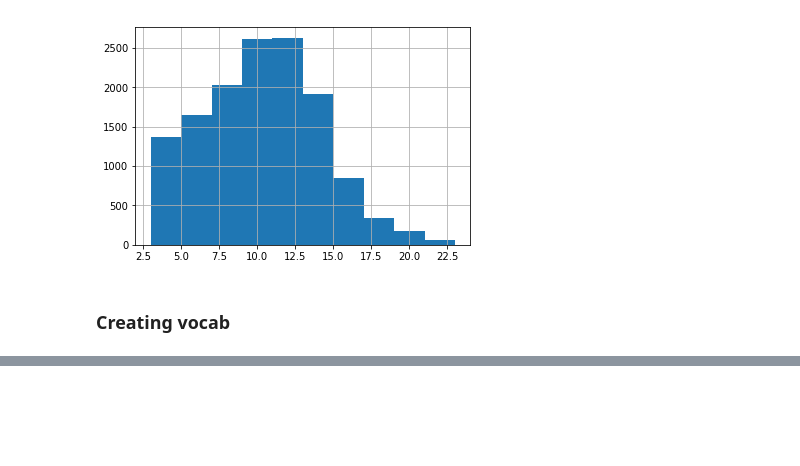
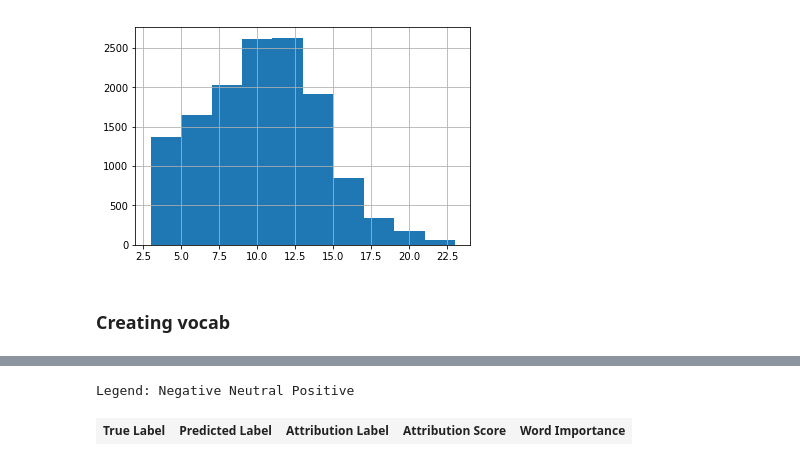
Before and after one commit to alimoezzi/deepLearningRecipes, a Jupyter notebook: pytorch_twitter_sentiment_analysis.ipynb, the cells around one changed output, grey strips where cells are left out. Saved outputs shown, nothing was run; the diff lists cells and outputs as text; code cells hidden in the pictures; blank space fills up the shorter version.

Commit message:
Train the model and visualize using captum

```diff
--- a/pytorch_twitter_sentiment_analysis.ipynb
+++ b/pytorch_twitter_sentiment_analysis.ipynb
@@ -305,0 +559,5 @@ token_reference = TokenReferenceBase(reference_token_idx=PAD_IND) # create a ref
+# %%
+_ = visualization.visualize_text(vis_data_records_ig)
+# %% [output]
+Legend: Negative Neutral Positive
+| True Label | Predicted Label | Attribution Label | Attribution Score | Word Importance |
```
Also changed, not shown: parts of 20 cells of this notebook, 1 other file.
